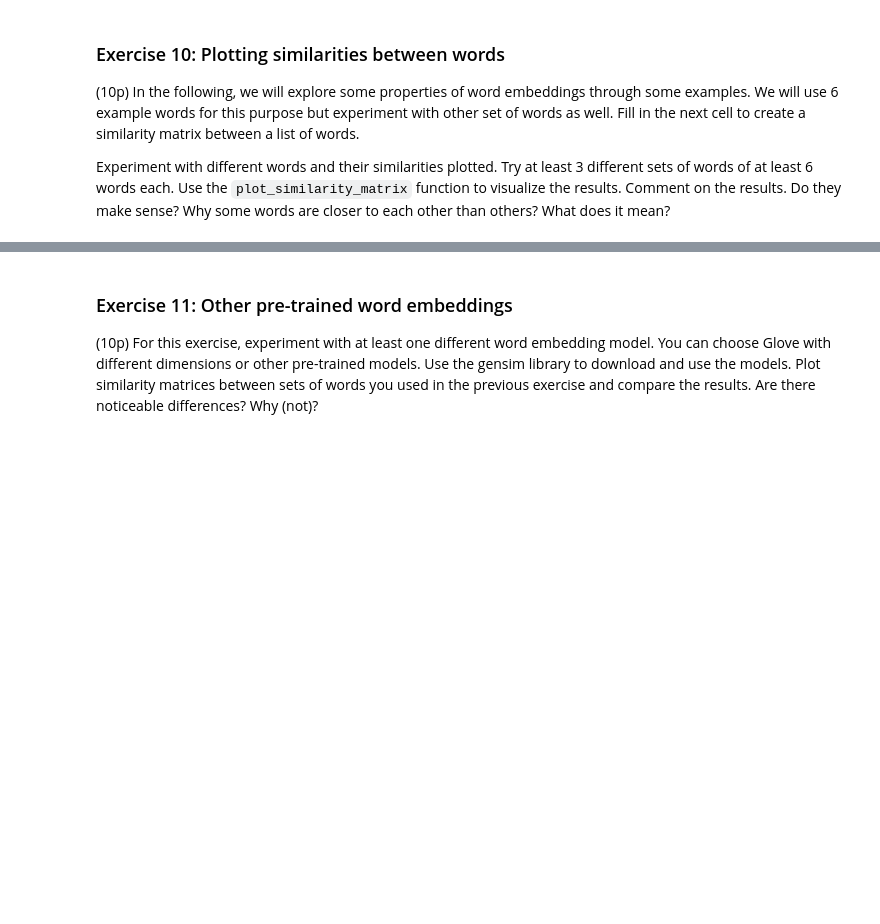
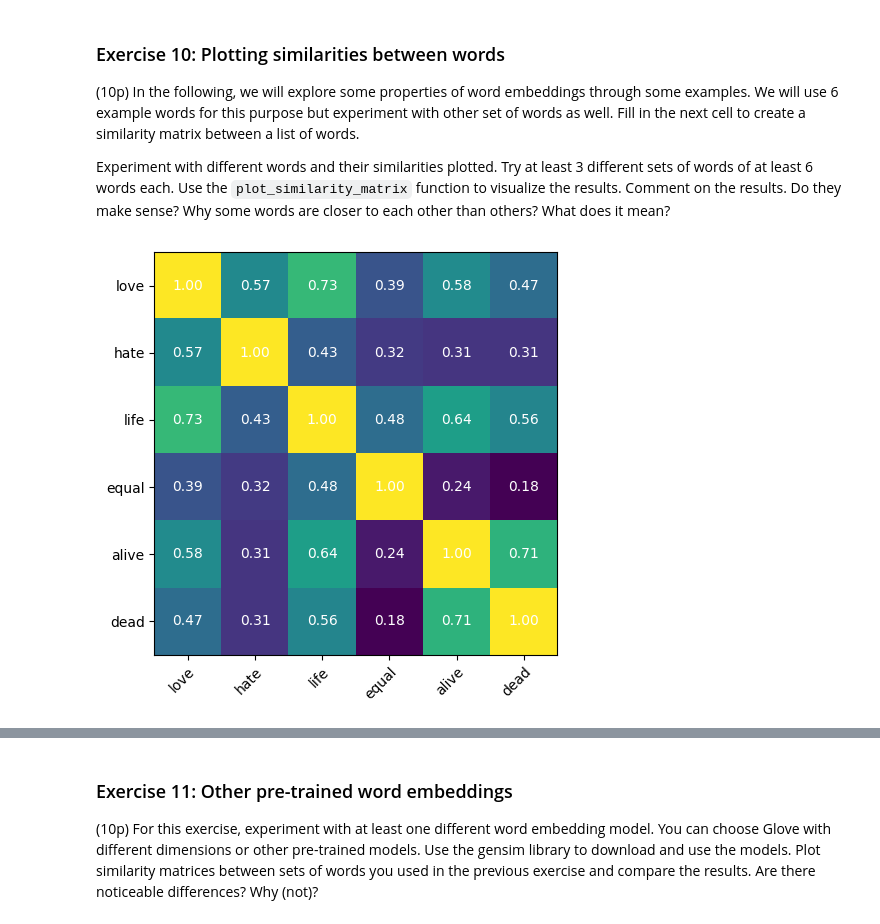
Before and after one commit to MaksiuMilcarz/NLP_Labs, a Jupyter notebook: lab2/lab2_bruna.ipynb, the cells around one changed output, grey strips where cells are left out. Saved outputs shown, nothing was run; the diff lists cells and outputs as text; code cells hidden in the pictures; blank space fills up the shorter version.

```diff
--- a/lab2/lab2_bruna.ipynb
+++ b/lab2/lab2_bruna.ipynb
@@ -296,7 +303,7 @@ def tokenize(text):
     ### YOUR CODE HERE
 
 
-    # tokens = ...
+    tokens = nltk.tokenize.word_tokenize(text, language='english', preserve_line=False)
 
 
     ### YOUR CODE ENDS HERE
@@ -372,8 +408,10 @@ def extract_vocabulary_counts(tokenized_sentences):
 
     ### YOUR CODE HERE
 
-
-
+    vocab = Counter()
+    for sentence in tokenized_sentences:
+        vocab.update(sentence)
+    return vocab
 
     ### YOUR CODE ENDS HERE
 # %%
@@ -408,7 +451,9 @@ def bag_of_words(sentence, token_to_id):
 
     ### YOUR CODE HERE
 
-
+    for token in sentence:
+        if token in token_to_id:
+            bow[token_to_id[token]] += 1
 
 
     ### YOUR CODE ENDS HERE
@@ -738,7 +1068,7 @@ print(cosine_similarity(glove_model[word1], glove_model[word2]))
 # %% [markdown]
 The next function contains the code to plot a similarity matrix between multiple words (e.g. if we want to compare 10 words and their pair-wise similarities). It requires a matrix with similarities (as input) and labels (aka the words) to display in the final figure.
 # %%
-def plot_similarity_matrix(matrix, labels):
+def plot_similarity_matrix(matrix, labels, filename=None):
     """
     Displays a plot of the `matrix` of size (N x N) with the labels specified as a list of size N
     Args:
@@ -765,6 +1095,8 @@ def plot_similarity_matrix(matrix, labels):
 
     # ax.set_title("Give a title if you want")
     fig.tight_layout()
+    if filename:
+        plt.savefig(filename, bbox_inches='tight')
     plt.show()
 # %% [markdown]
 <a name='e10'></a>
@@ -777,15 +1109,19 @@ Comment on the results. Do they make sense? Why some words are closer to each ot
 # %%
 list_of_words = ['love', 'hate', 'life', 'equal', 'alive', 'dead']
 
 similarity_matrix = np.zeros((len(list_of_words), len(list_of_words)), dtype=float)
 
 ### YOUR CODE HERE
 
+def build_similarity_matrix(similarity_matrix, list_of_words):
+    for i in range(len(list_of_words)):
+        for j in range(len(list_of_words)):
+            similarity_matrix[i, j] = glove_model.similarity(list_of_words[i], list_of_words[j])
 
+    return similarity_matrix
 
-
+plot_similarity_matrix(build_similarity_matrix(similarity_matrix, list_of_words), list_of_words, 'similarity1.png')
 
 ### YOUR CODE ENDS HERE
-
-
-plot_similarity_matrix(similarity_matrix, list_of_words)
+# %% [output]
+[figure, added]
```
Also changed, not shown: parts of 53 cells of this notebook, 4 other files.
